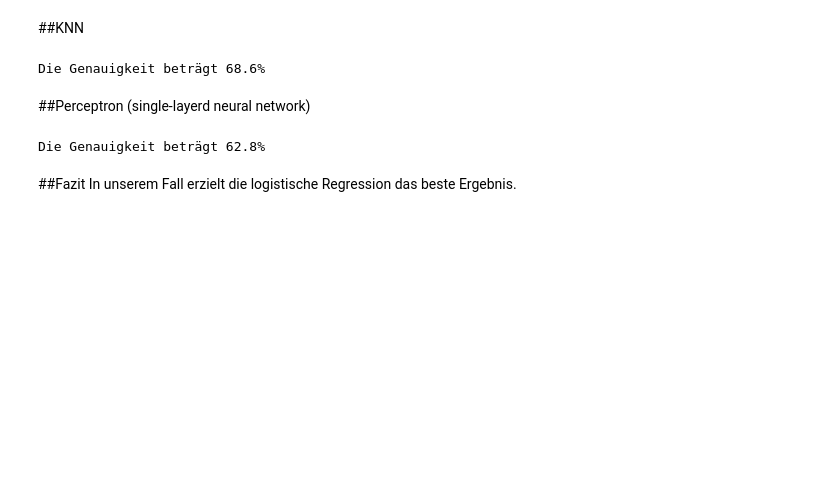
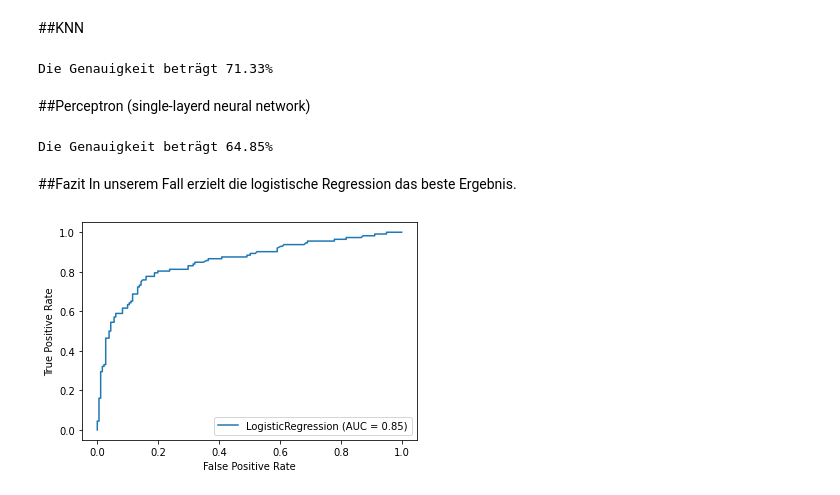
Before and after one commit to AlexanderAvocone/Studium, a Jupyter notebook: Titanic.ipynb, the cells around one changed output. Drawn from its saved outputs; the diff is of its cells as text; code cells hidden in the pictures; blank space fills up the shorter version.

```diff
--- a/Titanic.ipynb
+++ b/Titanic.ipynb
@@ -341,11 +341,12 @@ from sklearn.model_selection import train_test_split
 #Aufteilen der Daten in test und train
 X_train = new_train.drop("Survived", axis=1)
 Y_train = new_train["Survived"]
-X_train, x_test, Y_train, y_test = train_test_split(X_train, Y_train, test_size=0.33, random_state=101)
+X_train, x_test, Y_train, y_test = train_test_split(X_train, Y_train, test_size=0.33, random_state=101, stratify = Y_train)
+#stratify splittet die daten so, dass das verhältnis zwischen überlebenden und toten auch gleich bleibt
 # %% [markdown]
 ##Logistic Regression
 # %%
-logreg = LogisticRegression()
+logreg = LogisticRegression(penalty = "l2",solver = "liblinear")
 logreg.fit(X_train, Y_train)
 logreg_pred = logreg.predict(x_test)
 print("Die Genauigkeit beträgt {}%".format(round(logreg.score(x_test, y_test) * 100, 2)))
@@ -377,7 +378,7 @@ knn.fit(X_train, Y_train)
 knn_pred = knn.predict(x_test)
 print("Die Genauigkeit beträgt {}%".format(round(knn.score(x_test, y_test) * 100, 2)))
 # %% [output]
-Die Genauigkeit beträgt 68.6%
+Die Genauigkeit beträgt 71.33%
 # %% [markdown]
 ##Perceptron (single-layerd neural network)
 # %%
@@ -386,7 +387,14 @@ perceptron.fit(X_train, Y_train)
 perceptron_pred = perceptron.predict(x_test)
 print("Die Genauigkeit beträgt {}%".format(round(perceptron.score(x_test, y_test) * 100, 2)))
 # %% [output]
-Die Genauigkeit beträgt 62.8%
+Die Genauigkeit beträgt 64.85%
 # %% [markdown]
 ##Fazit
 In unserem Fall erzielt die logistische Regression das beste Ergebnis.
+# %%
+#test
+
+from sklearn.metrics import plot_roc_curve
+log_reg = plot_roc_curve(logreg, x_test, y_test)
+# %% [output]
+[figure, added]
```
Also changed, not shown: parts of 4 cells of this notebook.
